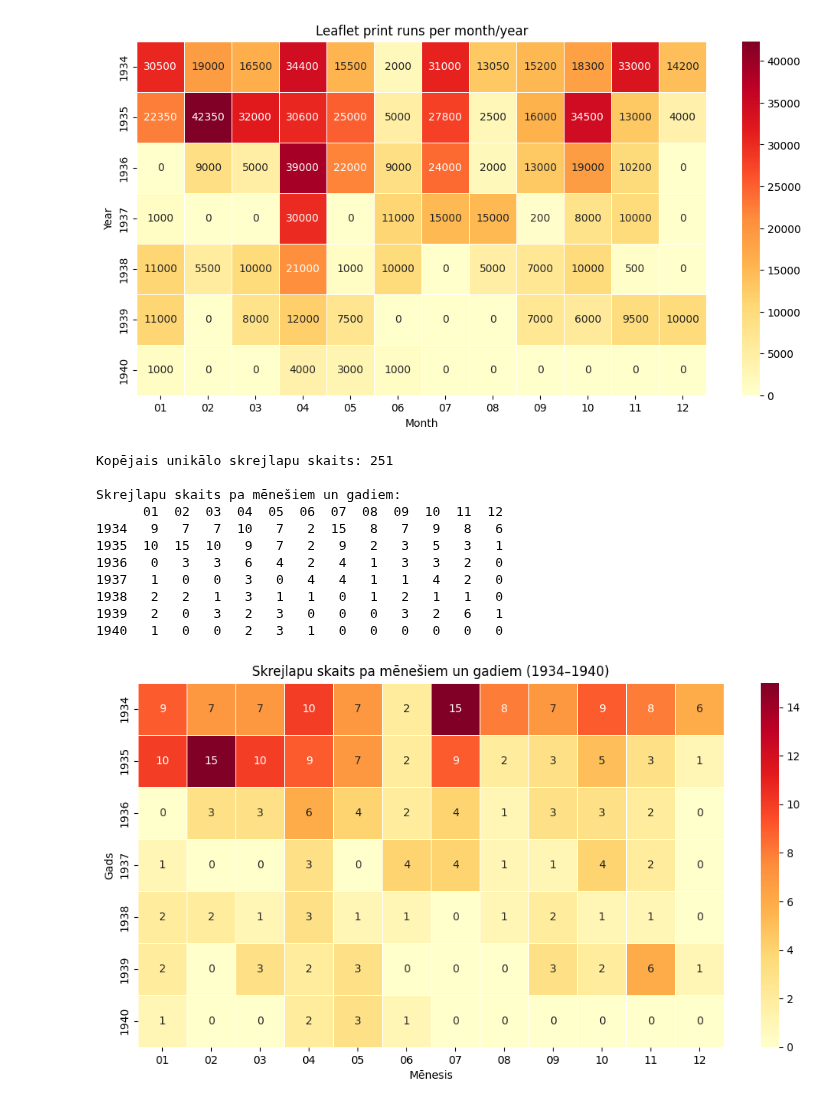
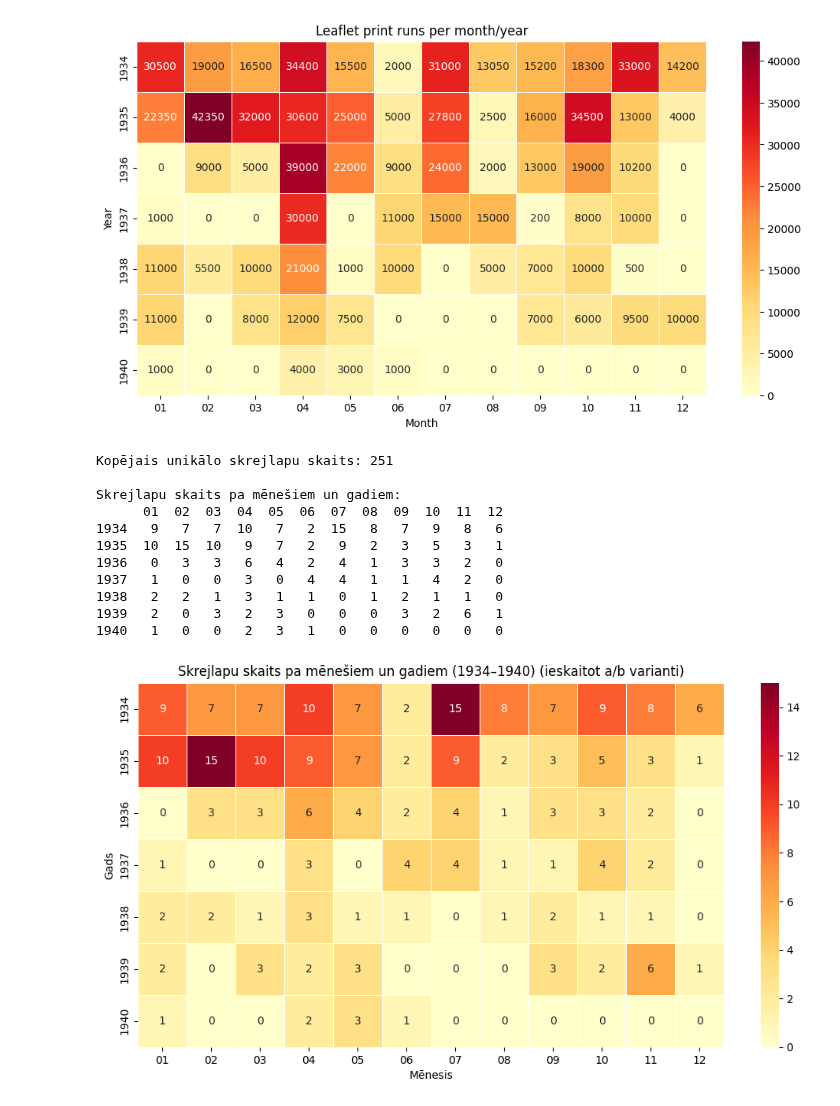
Before and after one commit to Vladusty/latvian-communist-leaflet-corpus-1934-1940, a Jupyter notebook: notebooks/leaflet_print_run_analysis_notebook/leaflet_print_run_analysis_1934_1940.ipynb, the cells around one changed output. Saved outputs shown, nothing was run; the diff lists cells and outputs as text; code cells hidden in the pictures.

```diff
--- a/notebooks/leaflet_print_run_analysis_notebook/leaflet_print_run_analysis_1934_1940.ipynb
+++ b/notebooks/leaflet_print_run_analysis_notebook/leaflet_print_run_analysis_1934_1940.ipynb
@@ -311,32 +311,32 @@ df_monthly_leaflets = pd.DataFrame(
 )
 
 print("\nSkrejlapu skaits pa mēnešiem un gadiem:")
 print(df_monthly_leaflets)
 
 plt.figure(figsize=(12, 6))
 
 sns.heatmap(
     df_monthly_leaflets,
     annot=True,
     fmt="g",
     cmap="YlOrRd",
     linewidths=0.5
 )
 
-plt.title("Skrejlapu skaits pa mēnešiem un gadiem (1934–1940)")
+plt.title("Skrejlapu skaits pa mēnešiem un gadiem (1934–1940) (ieskaitot a/b varianti)")
 plt.xlabel("Mēnesis")
 plt.ylabel("Gads")
 plt.show()
 # %% [output]
 Kopējais unikālo skrejlapu skaits: 251
 
 Skrejlapu skaits pa mēnešiem un gadiem:
       01  02  03  04  05  06  07  08  09  10  11  12
 1934   9   7   7  10   7   2  15   8   7   9   8   6
 1935  10  15  10   9   7   2   9   2   3   5   3   1
 1936   0   3   3   6   4   2   4   1   3   3   2   0
 1937   1   0   0   3   0   4   4   1   1   4   2   0
 1938   2   2   1   3   1   1   0   1   2   1   1   0
 1939   2   0   3   2   3   0   0   0   3   2   6   1
 1940   1   0   0   2   3   1   0   0   0   0   0   0
-[figure, old version]
+[figure, new version]
```
Also changed, not shown: parts of 9 cells of this notebook.
